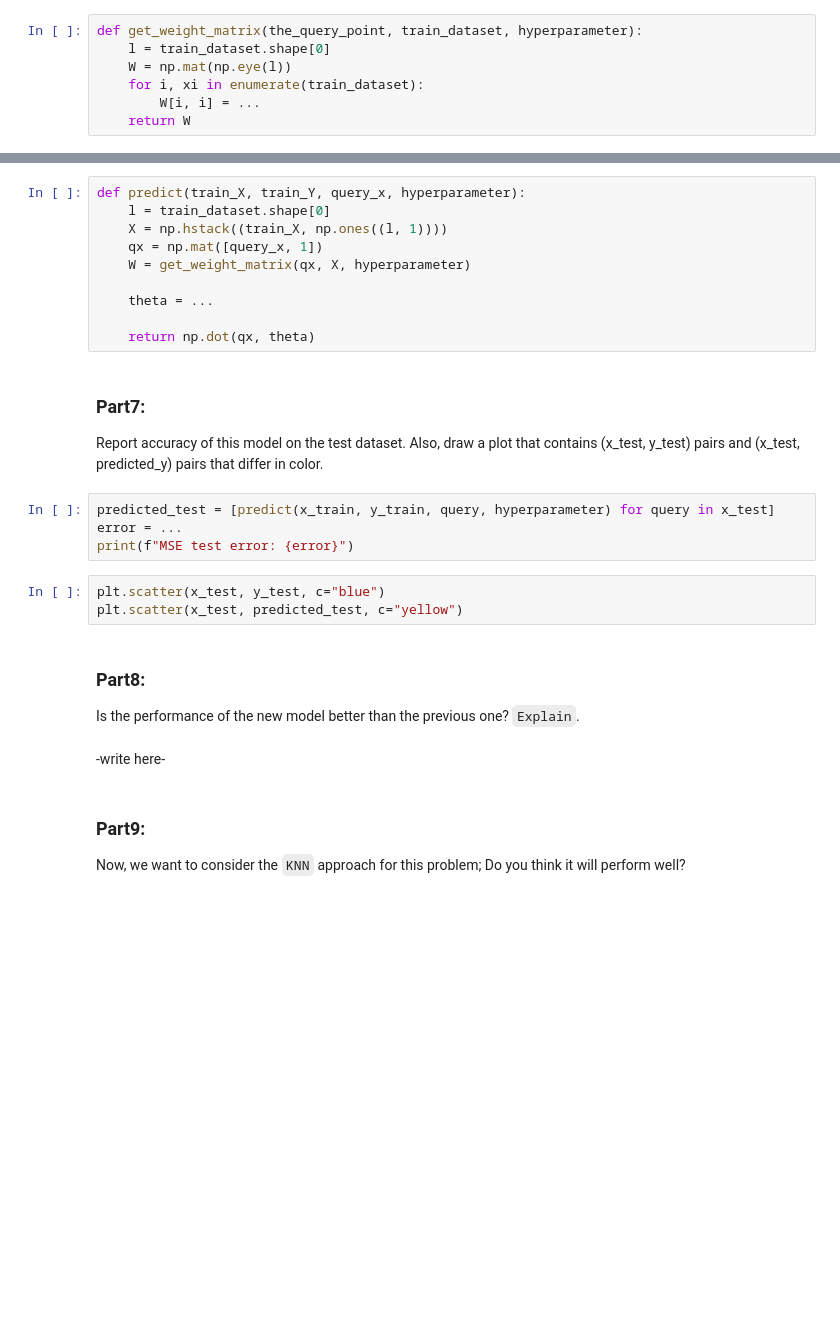
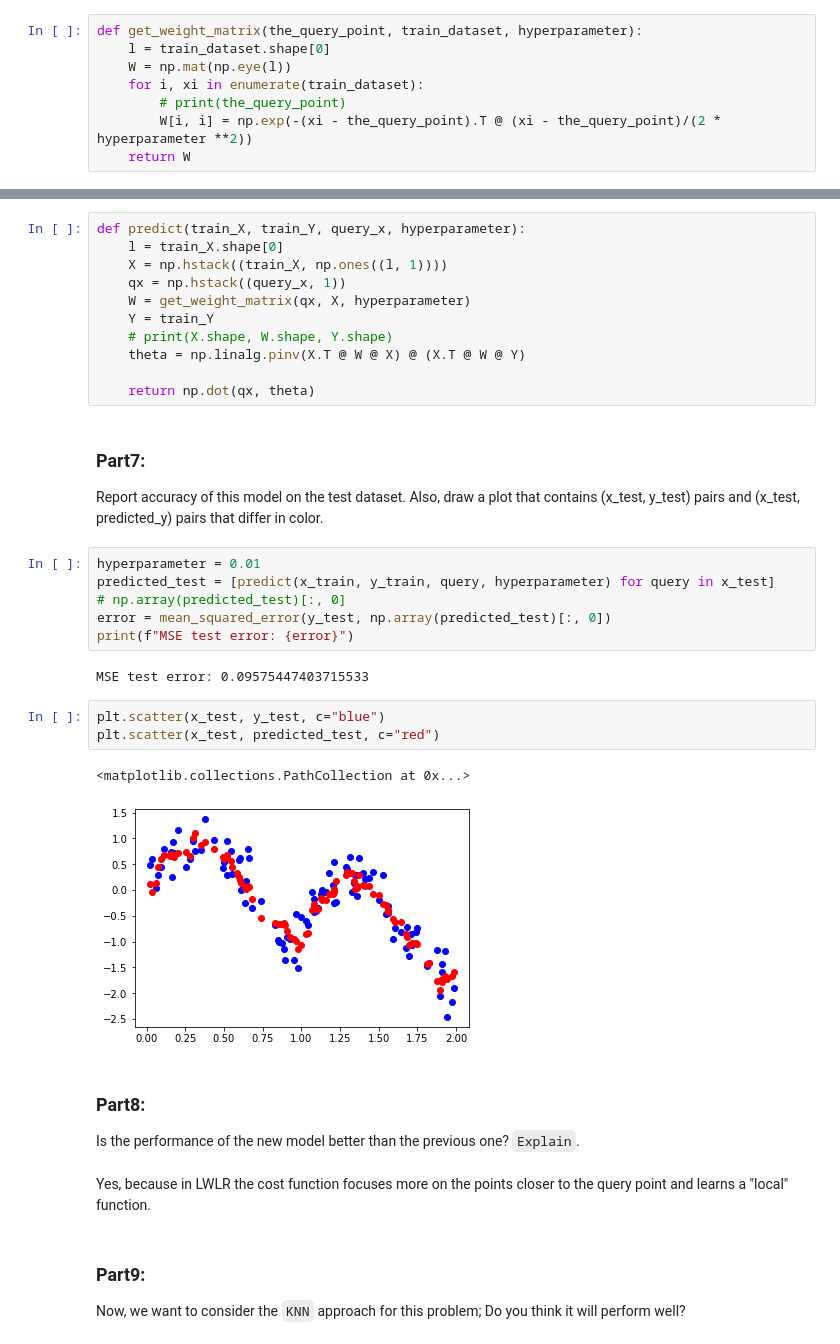
Before and after one commit to saeedzou/Deep-Learning-Assignments-2022, a Jupyter notebook: Assignment 1/DL2022-HW1-P3.ipynb, the cells around one changed output, grey strips where cells are left out. Drawn from its saved outputs; the diff is of its cells as text; blank space fills up the shorter version.

```diff
--- a/Assignment 1/DL2022-HW1-P3.ipynb
+++ b/Assignment 1/DL2022-HW1-P3.ipynb
@@ -103,7 +105,8 @@ def get_weight_matrix(the_query_point, train_dataset, hyperparameter):
     l = train_dataset.shape[0]
     W = np.mat(np.eye(l))
     for i, xi in enumerate(train_dataset):
-        W[i, i] = ...
+        # print(the_query_point)
+        W[i, i] = np.exp(-(xi - the_query_point).T @ (xi - the_query_point)/(2 * hyperparameter **2))
     return W
 # %% [markdown]
 Now implement the `closed form solution` based on the following formula:
@@ -115,29 +118,37 @@ Now implement the `closed form solution` based on the following formula:
 Of course if you use another form, implement your own.
 # %%
 def predict(train_X, train_Y, query_x, hyperparameter):
-    l = train_dataset.shape[0]
+    l = train_X.shape[0]
     X = np.hstack((train_X, np.ones((l, 1))))
-    qx = np.mat([query_x, 1])
+    qx = np.hstack((query_x, 1))
     W = get_weight_matrix(qx, X, hyperparameter)
-
-    theta = ...
+    Y = train_Y
+    # print(X.shape, W.shape, Y.shape)
+    theta = np.linalg.pinv(X.T @ W @ X) @ (X.T @ W @ Y)
 
     return np.dot(qx, theta)
 # %% [markdown]
 ### Part7:
 Report accuracy of this model on the test dataset. Also, draw a plot that contains (x_test, y_test) pairs and (x_test, predicted_y) pairs that differ in color.
 # %%
+hyperparameter = 0.01
 predicted_test = [predict(x_train, y_train, query, hyperparameter) for query in x_test]
-error = ...
+# np.array(predicted_test)[:, 0]
+error = mean_squared_error(y_test, np.array(predicted_test)[:, 0])
 print(f"MSE test error: {error}")
+# %% [output]
+MSE test error: 0.09575447403715533
 # %%
 plt.scatter(x_test, y_test, c="blue")
-plt.scatter(x_test, predicted_test, c="yellow")
+plt.scatter(x_test, predicted_test, c="red")
+# %% [output]
+<matplotlib.collections.PathCollection at 0x...>
+[figure, added]
 # %% [markdown]
 ### Part8:
 Is the performance of the new model better than the previous one? `Explain`.
-# %% [markdown]
--write here-
+# %% [markdown]
+Yes, because in LWLR the cost function focuses more on the points closer to the query point and learns a "local" function.
 # %% [markdown]
 ### Part9:
 Now, we want to consider the `KNN` approach for this problem; Do you think it will perform well?
```
Also changed, not shown: parts of 9 cells of this notebook.
